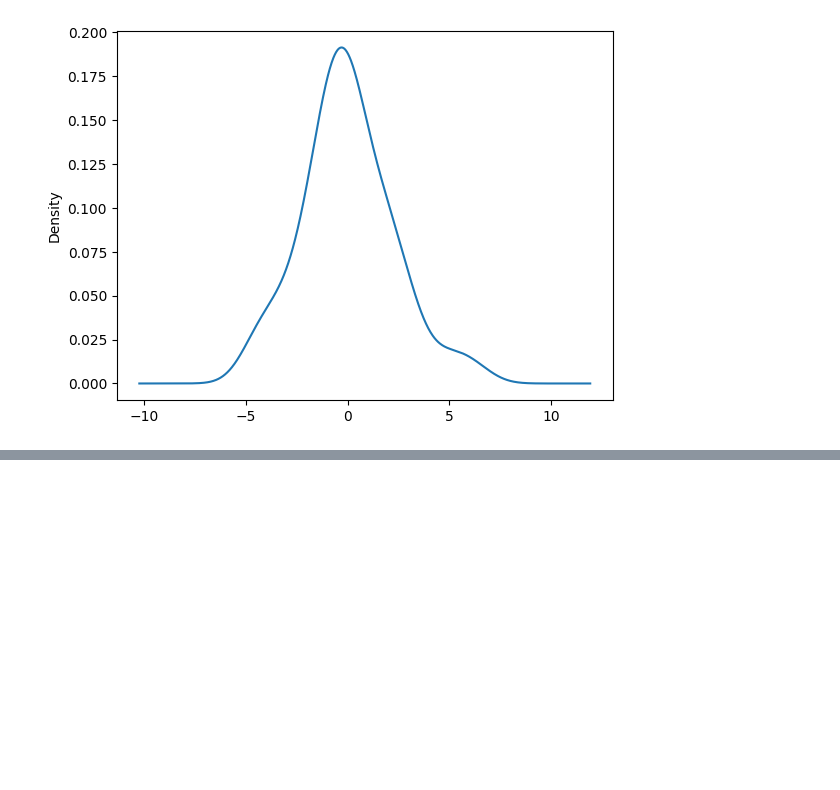
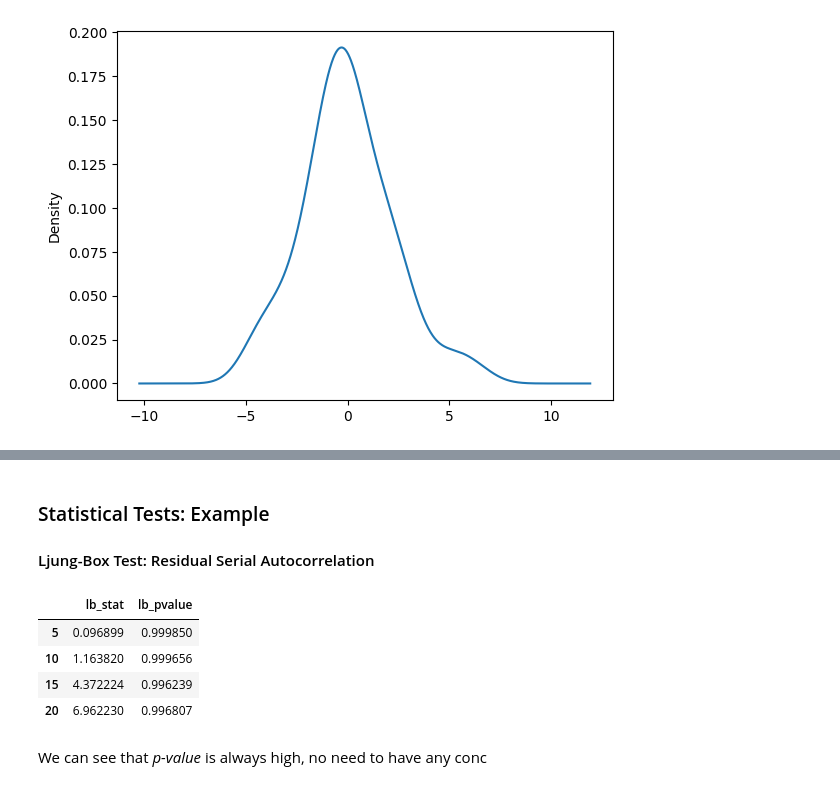
Before and after one commit to eduardo-contreras-dominguez/Time-Series-Analysis, a Jupyter notebook: Chapter 1.4 (Model Checking).ipynb, the cells around one changed output, grey strips where cells are left out. Cells and saved outputs as stored; diff of their text form; code cells hidden in the pictures; blank space fills up the shorter version.

Commit message:
Testing model adequacy. Now with examples

```diff
--- a/Chapter 1.4 (Model Checking).ipynb
+++ b/Chapter 1.4 (Model Checking).ipynb
@@ -196,0 +217,14 @@ Sometimes, taking into account $ARCH$ effects may help. An ARCH test is therefor
+# %% [markdown]
+### Statistical Tests: Example
+
+#### Ljung-Box Test: Residual Serial Autocorrelation
+# %%
+acorr_ljungbox(example, lags=[element for element in range(5,25,5)], return_df=True)
+# %% [output]
+|  | lb_stat | lb_pvalue |
+| 5 | 0.096899 | 0.999850 |
+| 10 | 1.163820 | 0.999656 |
+| 15 | 4.372224 | 0.996239 |
+| 20 | 6.962230 | 0.996807 |
+# %% [markdown]
+We can see that *p-value* is always high, no need to have any conc
```
Also changed, not shown: parts of 2 cells of this notebook.
